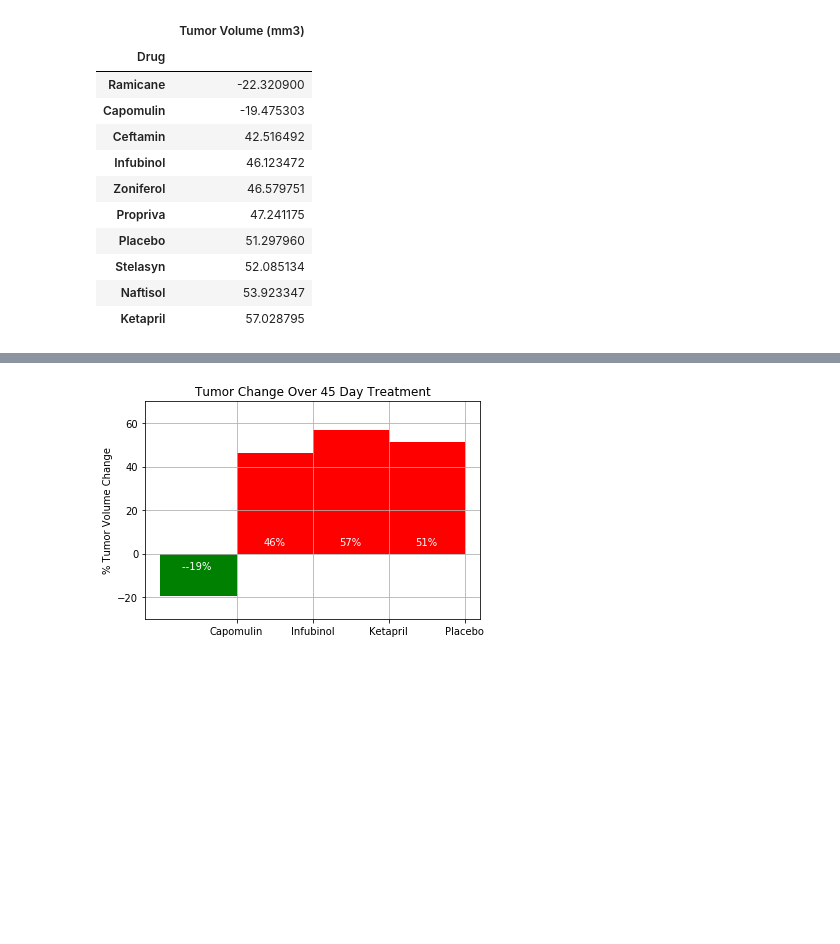
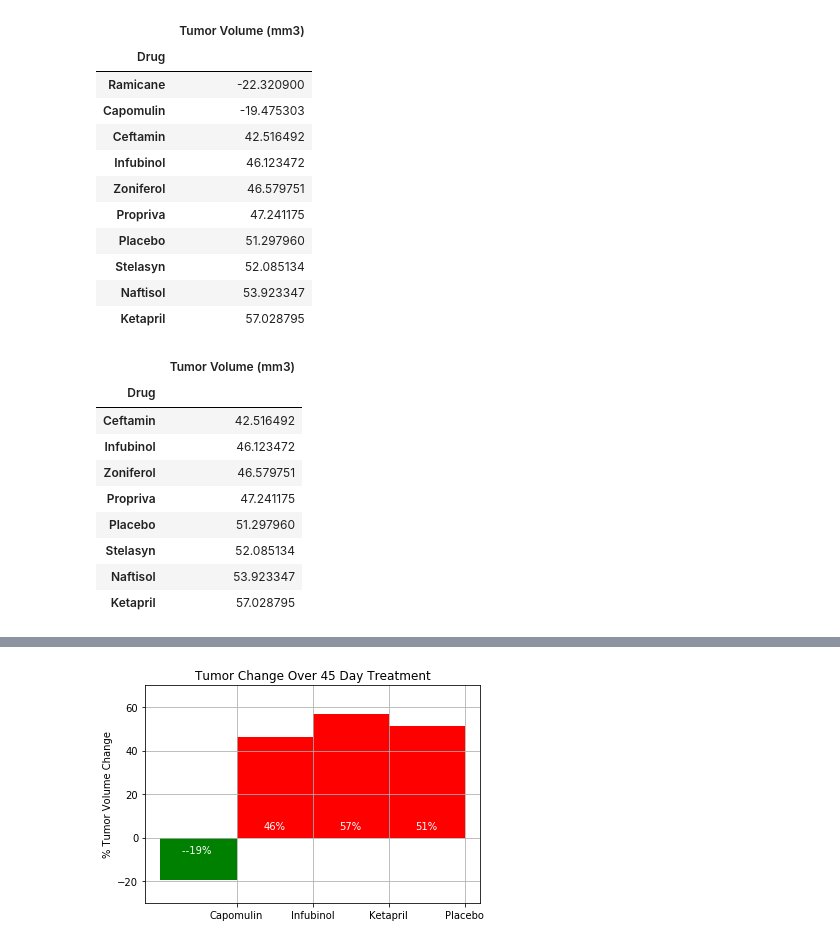
Before and after one commit to JosefinaAureaAmaro/02_Python_Matplotlib, a Jupyter notebook: Pymaceuticals_pymaceuticals_starter.ipynb, the cells around one changed output, grey strips where cells are left out. Drawn from its saved outputs; the diff is of its cells as text; code cells hidden in the pictures; blank space fills up the shorter version.

```diff
--- a/Pymaceuticals_pymaceuticals_starter.ipynb
+++ b/Pymaceuticals_pymaceuticals_starter.ipynb
@@ -331,4 +331,18 @@ summary_df_pivot_sorted
 | Stelasyn | 52.085134 |
 | Naftisol | 53.923347 |
 | Ketapril | 57.028795 |
+# %%
+successful_pivot = summary_df_pivot_sorted[summary_df_pivot_sorted['Tumor Volume (mm3)'] <0]
+failed_pivot =  summary_df_pivot_sorted[summary_df_pivot_sorted['Tumor Volume (mm3)'] >0]
+# %% [output]
+|  | Tumor Volume (mm3) |
+| Drug |  |
+| Ceftamin | 42.516492 |
+| Infubinol | 46.123472 |
+| Zoniferol | 46.579751 |
+| Propriva | 47.241175 |
+| Placebo | 51.297960 |
+| Stelasyn | 52.085134 |
+| Naftisol | 53.923347 |
+| Ketapril | 57.028795 |
 # %%
```
Also changed, not shown: parts of 1 cell of this notebook.
